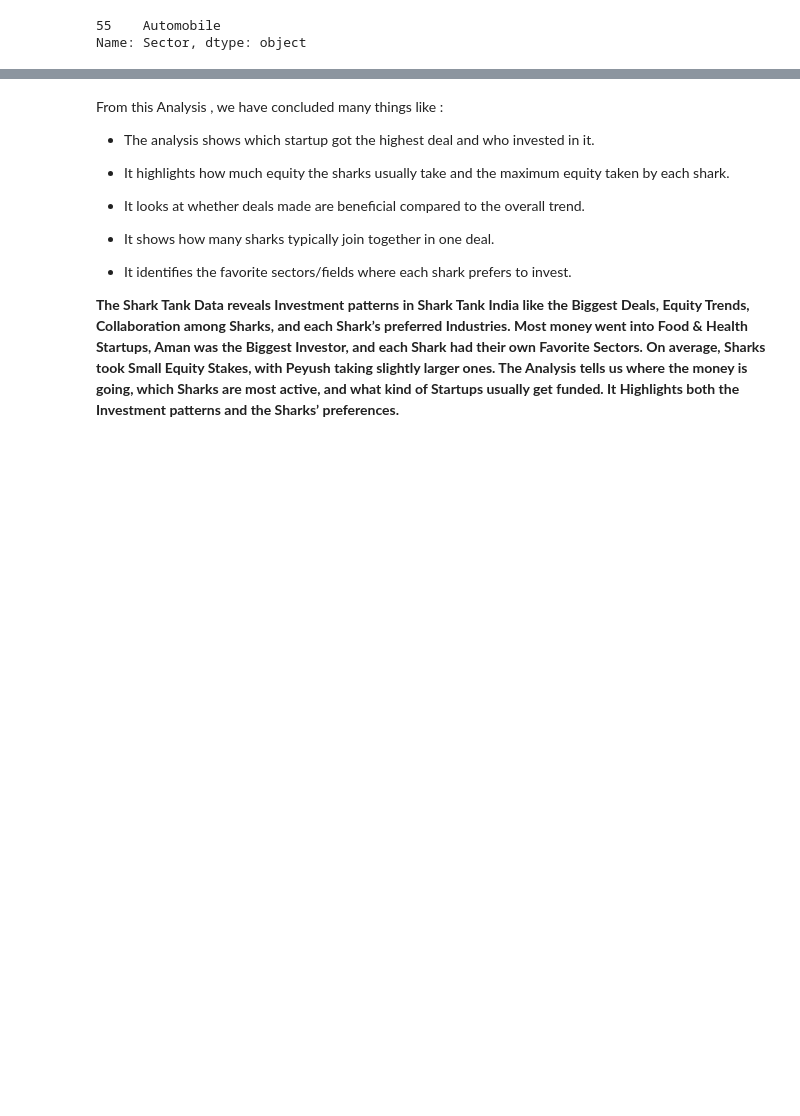
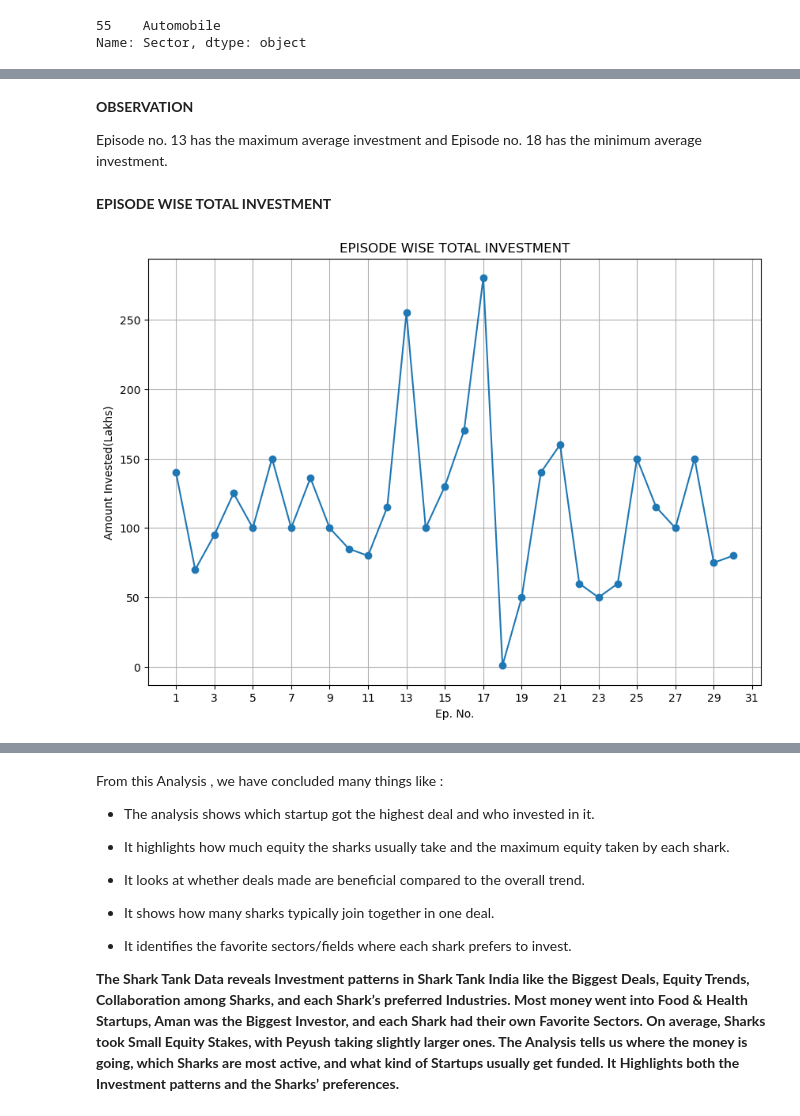
Before and after one commit to tapender07/Shark-Tank-Data-Analysis, a Jupyter notebook: shark_tank_data_analysis.ipynb, the cells around one changed output, grey strips where cells are left out. Cells and saved outputs as stored; diff of their text form; code cells hidden in the pictures; blank space fills up the shorter version.

```diff
--- a/shark_tank_data_analysis.ipynb
+++ b/shark_tank_data_analysis.ipynb
@@ -612,0 +614,16 @@ for col in cols:
+# %% [markdown]
+**OBSERVATION**
+
+Episode no. 13 has the maximum average investment and Episode no. 18 has the minimum average investment.
+# %% [markdown]
+**EPISODE WISE TOTAL INVESTMENT**
+# %%
+plt.figure(figsize=(10,7))
+df.groupby("Ep. No.")["Amount Invested lakhs"].sum().plot(kind='line',marker="o")
+plt.xticks(np.arange(1, max(df['Ep. No.']+2), 2))
+plt.title("EPISODE WISE TOTAL INVESTMENT")
+plt.grid(True)
+plt.ylabel("Amount Invested(Lakhs)")
+plt.show()
+# %% [output]
+[figure, added]
```
Also changed, not shown: parts of 92 cells of this notebook.
